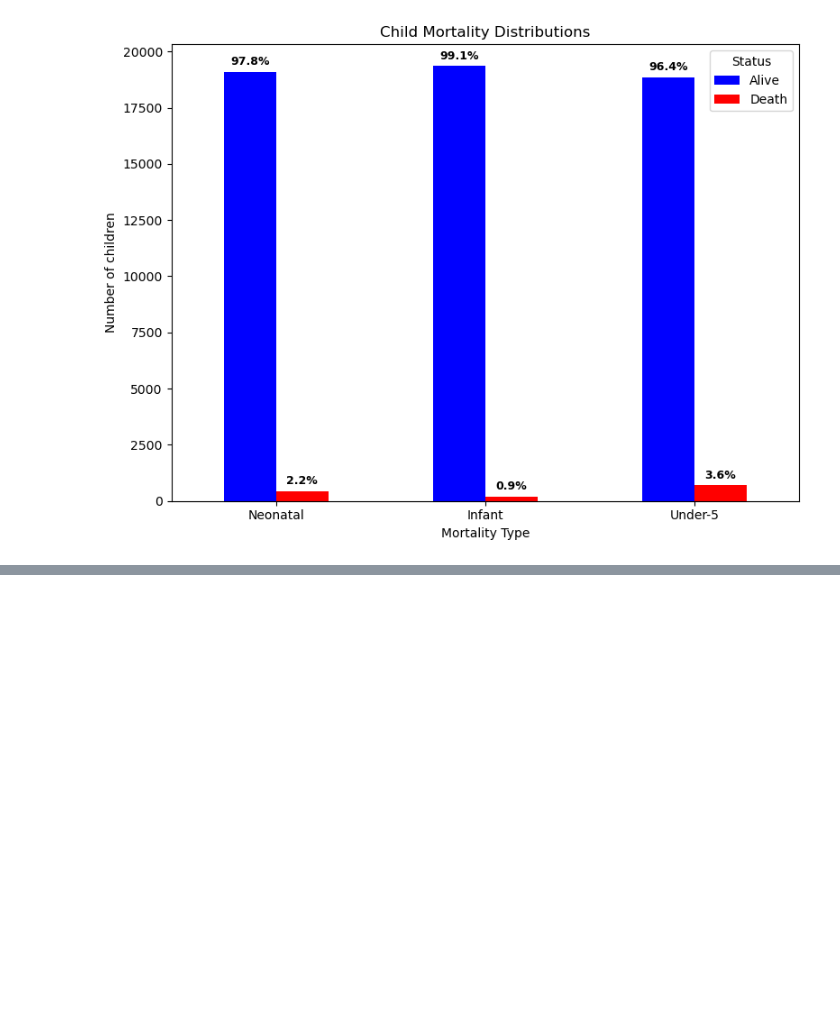
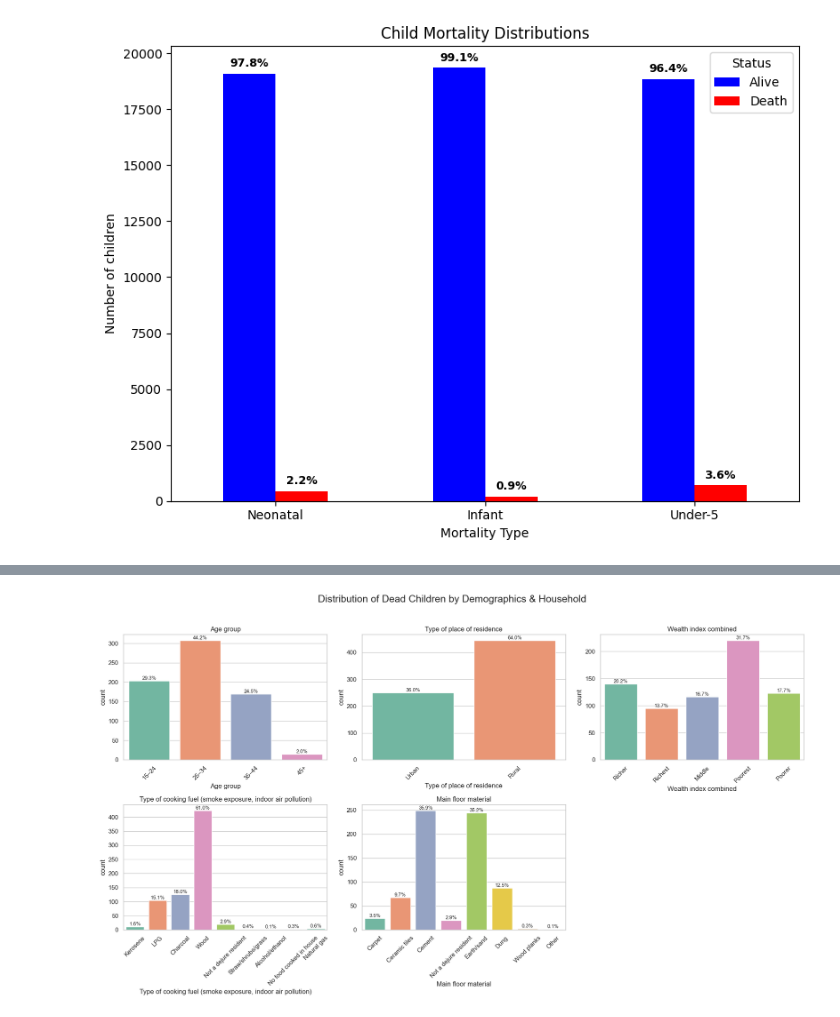
Before and after one commit to tingly-amua/Under5-Mortality-Model, a Jupyter notebook: EDA.ipynb, the cells around one changed output, grey strips where cells are left out. Drawn from its saved outputs; the diff is of its cells as text; code cells hidden in the pictures; blank space fills up the shorter version.

```diff
--- a/EDA.ipynb
+++ b/EDA.ipynb
@@ -80,0 +118,79 @@ As can be seen in the bar chart above, the highest mortality rate is in the unde
+# %%
+# Filter only mortality==1
+# Make age categorical
+age_bins = [15, 25, 35, 45, 55]  # adjust as needed
+age_labels = ["15–24", "25–34", "35–44", "45+"]
+df["Age group"] = pd.cut(df["Respondents current age"], bins=age_bins, labels=age_labels, right=False)
+
+df_dead = df[df["under5_mortality"] == 1].copy()
+
+# Define mappings
+residence_map = {1: "Urban", 2: "Rural"}
+wealth_map = {1: "Poorest", 2: "Poorer", 3: "Middle", 4: "Richer", 5: "Richest"}
+cooking_map = {
+    1: "Electricity", 2: "LPG", 3: "Natural gas", 4: "Biogas", 5: "Kerosene",
+    6: "Coal/lignite", 7: "Charcoal", 8: "Wood", 9: "Straw/shrubs/grass",
+    10: "Agricultural crop", 11: "Animal dung", 12: "Alcohol/ethanol",
+    13: "Gasoline/diesel", 14: "Solar Power", 95: "No food cooked in house",
+    96: "Other", 97: "Not a dejure resident"
+}
+floor_map = {
+    10: "NATURAL", 11: "Earth/sand", 12: "Dung",
+    20: "RUDIMENTARY", 21: "Wood planks", 22: "Palm/bamboo",
+    30: "FINISHED", 31: "Parquet/polished wood", 32: "Vinyl/asphalt",
+    33: "Ceramic tiles", 34: "Cement", 35: "Carpet",
+    96: "Other", 97: "Not a dejure resident"
+}
+
+# Apply mappings
+df_dead["Type of place of residence"] = df_dead["Type of place of residence"].map(residence_map)
+df_dead["Wealth index combined"] = df_dead["Wealth index combined"].map(wealth_map)
+df_dead["Type of cooking fuel (smoke exposure, indoor air pollution)"] = df_dead["Type of cooking fuel (smoke exposure, indoor air pollution)"].map(cooking_map)
+df_dead["Main floor material"] = df_dead["Main floor material"].map(floor_map)
+
+# Variables
+variables = [
+    "Age group",
+    "Type of place of residence",
+    "Wealth index combined",
+    "Type of cooking fuel (smoke exposure, indoor air pollution)",
+    "Main floor material"
+]
+
+# Plot setup
+sns.set_theme(style="whitegrid")
+fig, axes = plt.subplots(nrows=2, ncols=3, figsize=(18, 10))
+axes = axes.flatten()
+
+for i, var in enumerate(variables):
+    g = sns.countplot(
+        data=df_dead,
+        x=var,
+        hue=var,
+        palette="Set2",       #colors applied per category
+        dodge=False,          #prevents splitting bars (keeps single bar per category)
+        ax=axes[i]
+    )
+
+    # Rotate labels
+    g.set_title(var)
+    g.tick_params(axis='x', rotation=45)
+
+    # Add percentage annotations
+    total = len(df_dead)
+    for p in g.patches:
+        height = p.get_height()
+        if height > 0:
+            g.annotate(f"{100*height/total:.1f}%",
+                       (p.get_x() + p.get_width() / 2., height),
+                       ha='center', va='bottom', fontsize=9, rotation=0)
+
+# Remove unused subplot
+fig.delaxes(axes[-1])
+
+# Adjust layout and put legend outside
+fig.suptitle("Distribution of Dead Children by Demographics & Household", fontsize=18, y=1.02)
+plt.tight_layout()
+plt.show()
+# %% [output]
+[figure, added]
```
Also changed, not shown: parts of 36 cells of this notebook, 1 other file.
